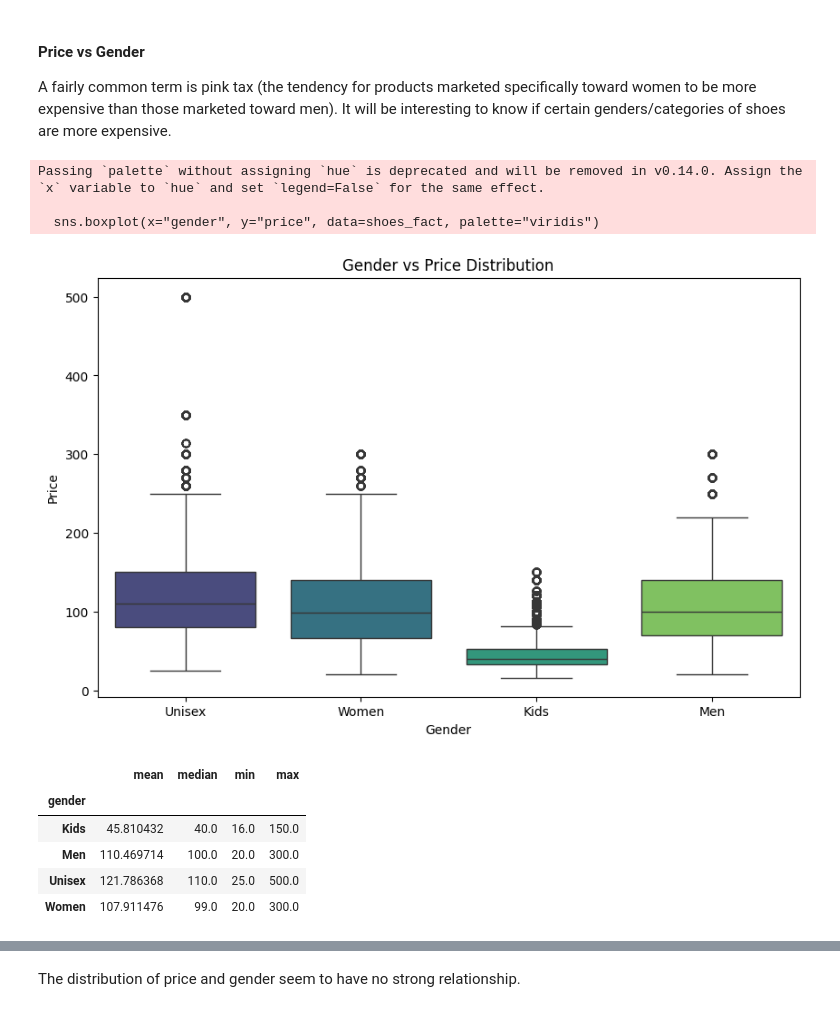
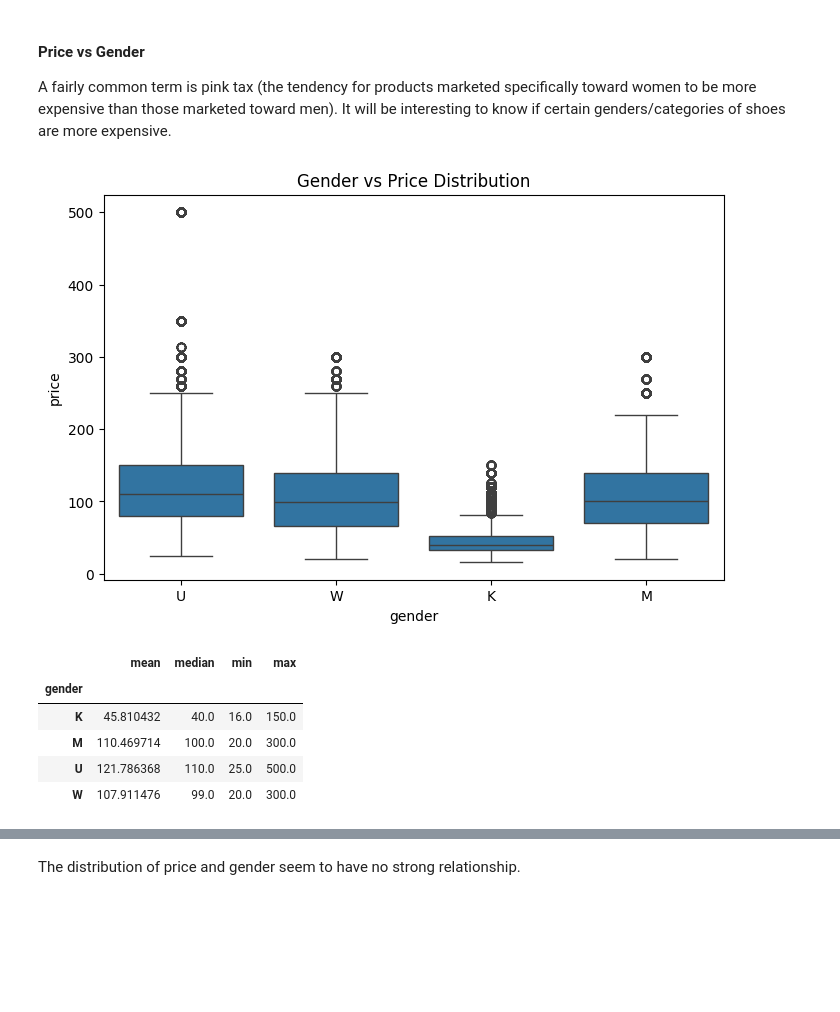
Before and after one commit to odxscholars/sollda1, a Jupyter notebook: main.ipynb, the cells around one changed output, grey strips where cells are left out. Saved outputs shown, nothing was run; the diff lists cells and outputs as text; code cells hidden in the pictures; blank space fills up the shorter version.

```diff
--- a/main.ipynb
+++ b/main.ipynb
@@ -409,9 +454,0 @@ shoes_fact.describe()
-# %%
-gender_mapping = {
-    "U": "Unisex",
-    "W": "Women",
-    "K": "Kids",
-    "M": "Men"
-}
-
-shoes_fact["gender"] = shoes_fact["gender"].replace(gender_mapping)
@@ -598,23 +626,18 @@ In this section, the features or columns that may have a clear relationship with
 
 A fairly common term is pink tax (the tendency for products marketed specifically toward women to be more expensive than those marketed toward men). It will be interesting to know if certain genders/categories of shoes are more expensive.
 # %%
-plt.figure(figsize=(10, 6))
-sns.boxplot(x="gender", y="price", data=shoes_fact, palette="viridis")
+plt.figure(figsize=(8, 5))
+sns.boxplot(x="gender", y="price", data=shoes_fact)
 plt.title("Gender vs Price Distribution")
-plt.xlabel("Gender")
-plt.ylabel("Price")
 plt.show()
 # %% [output]
-Passing `palette` without assigning `hue` is deprecated and will be removed in v0.14.0. Assign the `x` variable to `hue` and set `legend=False` for the same effect.
-
-  sns.boxplot(x="gender", y="price", data=shoes_fact, palette="viridis")
-[figure, old version]
+[figure, new version]
 # %%
 shoes_fact.groupby("gender")["price"].agg(["mean", "median", "min", "max"])
 # %% [output]
 |  | mean | median | min | max |
 | gender |  |  |  |  |
-| Kids | 45.810432 | 40.0 | 16.0 | 150.0 |
-| Men | 110.469714 | 100.0 | 20.0 | 300.0 |
-| Unisex | 121.786368 | 110.0 | 25.0 | 500.0 |
-| Women | 107.911476 | 99.0 | 20.0 | 300.0 |
+| K | 45.810432 | 40.0 | 16.0 | 150.0 |
+| M | 110.469714 | 100.0 | 20.0 | 300.0 |
+| U | 121.786368 | 110.0 | 25.0 | 500.0 |
+| W | 107.911476 | 99.0 | 20.0 | 300.0 |
```
Also changed, not shown: parts of 34 cells of this notebook.
